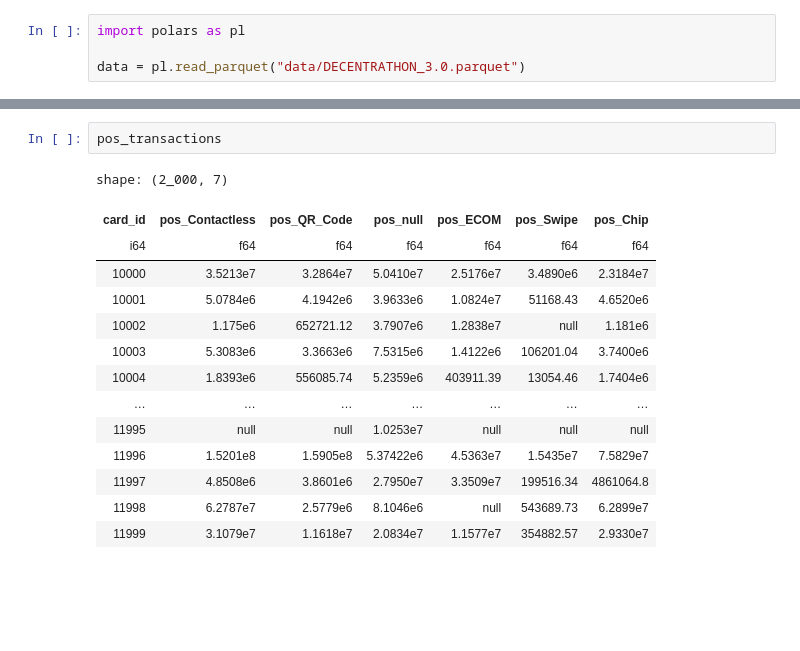
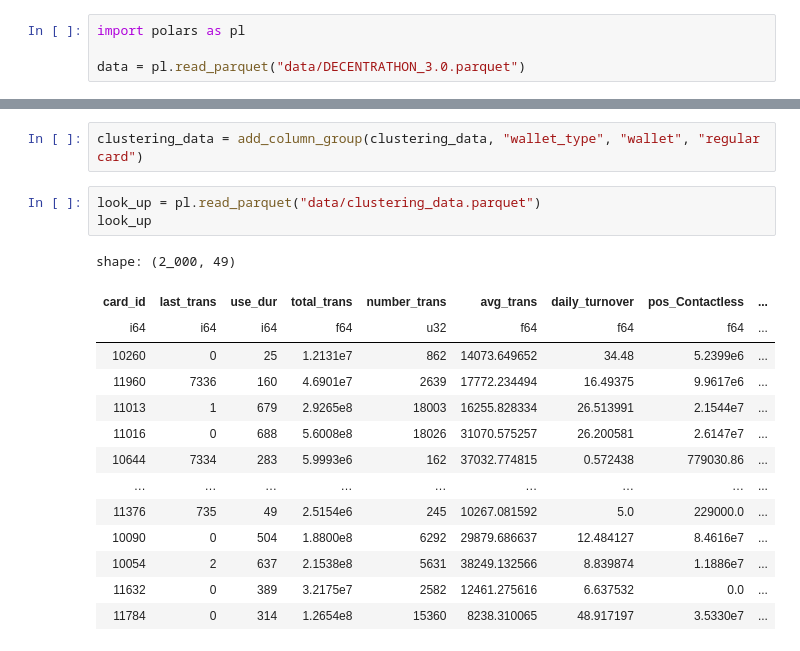
Before and after one commit to Arafat-learning/Decentra_mastercard, a Jupyter notebook: eda.ipynb, the cells around one changed output, grey strips where cells are left out. Drawn from its saved outputs; the diff is of its cells as text; blank space fills up the shorter version.

Commit message:
Explore clustering_data

```diff
--- a/eda.ipynb
+++ b/eda.ipynb
@@ -104,17 +119,20 @@ pos_transactions = data.pivot(
-# %%
-pos_transactions
-# %% [output]
-shape: (2_000, 7)
-| card_id | pos_Contactless | pos_QR_Code | pos_null | pos_ECOM | pos_Swipe | pos_Chip |
-| i64 | f64 | f64 | f64 | f64 | f64 | f64 |
-| 10000 | 3.5213e7 | 3.2864e7 | 5.0410e7 | 2.5176e7 | 3.4890e6 | 2.3184e7 |
-| 10001 | 5.0784e6 | 4.1942e6 | 3.9633e6 | 1.0824e7 | 51168.43 | 4.6520e6 |
-| 10002 | 1.175e6 | 652721.12 | 3.7907e6 | 1.2838e7 | null | 1.181e6 |
-| 10003 | 5.3083e6 | 3.3663e6 | 7.5315e6 | 1.4122e6 | 106201.04 | 3.7400e6 |
-| 10004 | 1.8393e6 | 556085.74 | 5.2359e6 | 403911.39 | 13054.46 | 1.7404e6 |
-| … | … | … | … | … | … | … |
-| 11995 | null | null | 1.0253e7 | null | null | null |
-| 11996 | 1.5201e8 | 1.5905e8 | 5.37422e6 | 4.5363e7 | 1.5435e7 | 7.5829e7 |
-| 11997 | 4.8508e6 | 3.8601e6 | 2.7950e7 | 3.3509e7 | 199516.34 | 4861064.8 |
-| 11998 | 6.2787e7 | 2.5779e6 | 8.1046e6 | null | 543689.73 | 6.2899e7 |
-| 11999 | 3.1079e7 | 1.1618e7 | 2.0834e7 | 1.1577e7 | 354882.57 | 2.9330e7 |
+# %%
+clustering_data = add_column_group(clustering_data, "wallet_type", "wallet", "regular card")
+# %%
+look_up = pl.read_parquet("data/clustering_data.parquet")
+look_up
+# %% [output]
+shape: (2_000, 49)
+| card_id | last_trans | use_dur | total_trans | number_trans | avg_trans | daily_turnover | pos_Contactless | ... |
+| i64 | i64 | i64 | f64 | u32 | f64 | f64 | f64 | ... |
+| 10260 | 0 | 25 | 1.2131e7 | 862 | 14073.649652 | 34.48 | 5.2399e6 | ... |
+| 11960 | 7336 | 160 | 4.6901e7 | 2639 | 17772.234494 | 16.49375 | 9.9617e6 | ... |
+| 11013 | 1 | 679 | 2.9265e8 | 18003 | 16255.828334 | 26.513991 | 2.1544e7 | ... |
+| 11016 | 0 | 688 | 5.6008e8 | 18026 | 31070.575257 | 26.200581 | 2.6147e7 | ... |
+| 10644 | 7334 | 283 | 5.9993e6 | 162 | 37032.774815 | 0.572438 | 779030.86 | ... |
+| … | … | … | … | … | … | … | … | ... |
+| 11376 | 735 | 49 | 2.5154e6 | 245 | 10267.081592 | 5.0 | 229000.0 | ... |
+| 10090 | 0 | 504 | 1.8800e8 | 6292 | 29879.686637 | 12.484127 | 8.4616e7 | ... |
+| 10054 | 2 | 637 | 2.1538e8 | 5631 | 38249.132566 | 8.839874 | 1.1886e7 | ... |
+| 11632 | 0 | 389 | 3.2175e7 | 2582 | 12461.275616 | 6.637532 | 0.0 | ... |
+| 11784 | 0 | 314 | 1.2654e8 | 15360 | 8238.310065 | 48.917197 | 3.5330e7 | ... |
```
Also changed, not shown: parts of 5 cells of this notebook.
